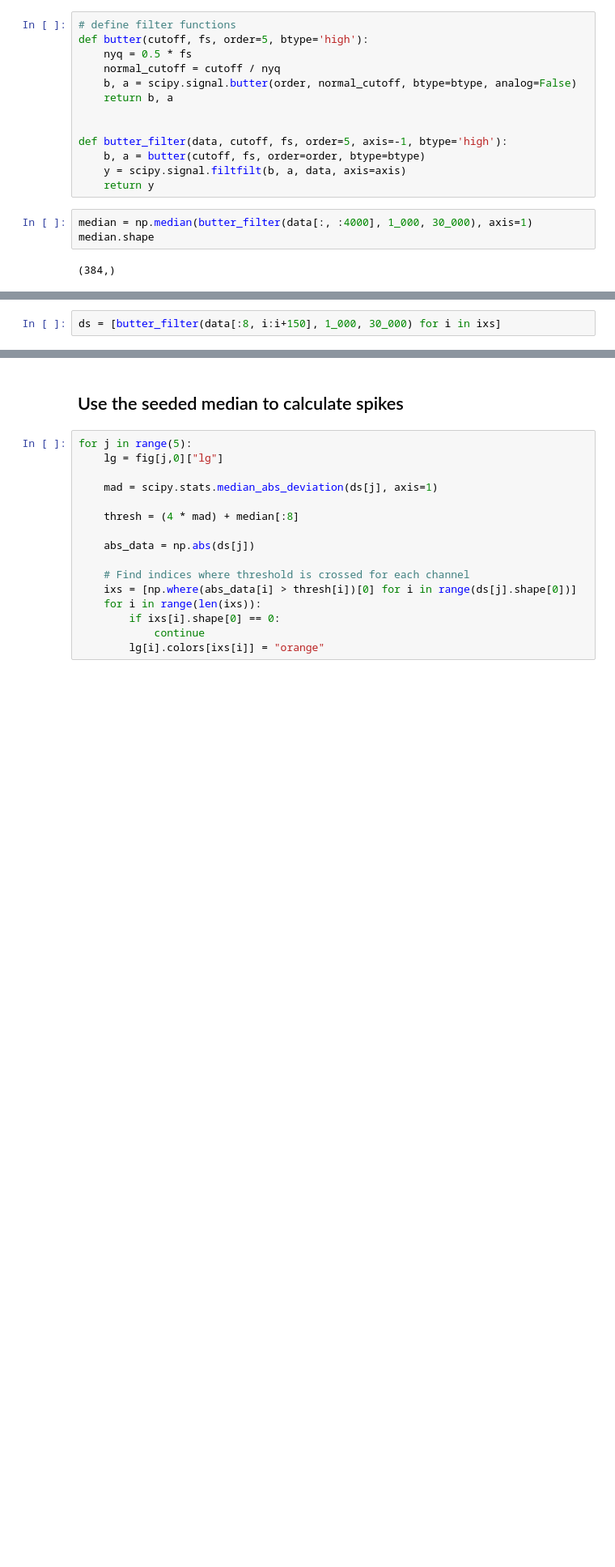
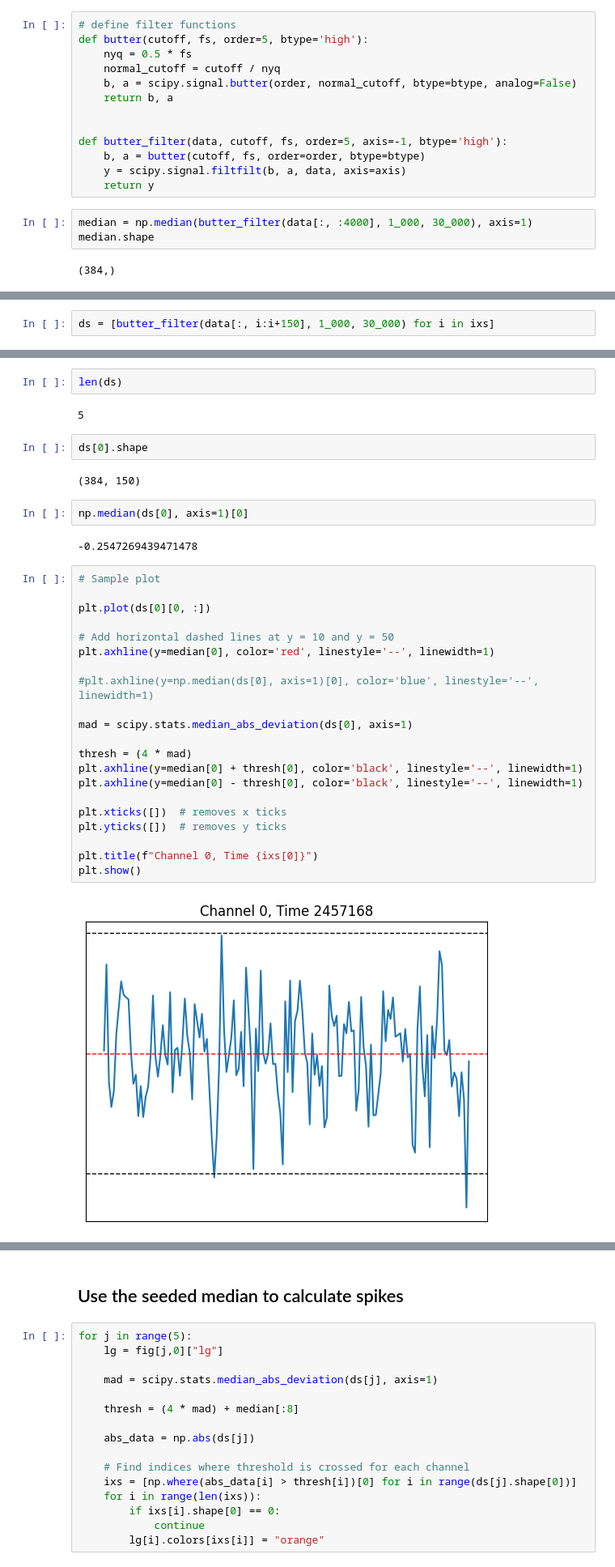
Before and after one commit to hantman-lab/realSpike, a Jupyter notebook: notebooks/seeded-median.ipynb, the cells around one changed output, grey strips where cells are left out. Shown at 81% size. Drawn from its saved outputs; the diff is of its cells as text; blank space fills up the shorter version.

```diff
--- a/notebooks/seeded-median.ipynb
+++ b/notebooks/seeded-median.ipynb
@@ -52,2 +39,2 @@ ixs
 # %%
-ds = [butter_filter(data[:8, i:i+150], 1_000, 30_000) for i in ixs]
+ds = [butter_filter(data[:, i:i+150], 1_000, 30_000) for i in ixs]
@@ -105,0 +41,35 @@ Caused by:
+# %%
+len(ds)
+# %% [output]
+5
+# %%
+ds[0].shape
+# %% [output]
+(384, 150)
+# %%
+np.median(ds[0], axis=1)[0]
+# %% [output]
+-0.2547269439471478
+# %%
+# Sample plot
+
+plt.plot(ds[0][0, :])
+
+# Add horizontal dashed lines at y = 10 and y = 50
+plt.axhline(y=median[0], color='red', linestyle='--', linewidth=1)
+
+#plt.axhline(y=np.median(ds[0], axis=1)[0], color='blue', linestyle='--', linewidth=1)
+
+mad = scipy.stats.median_abs_deviation(ds[0], axis=1)
+
+thresh = (4 * mad)
+plt.axhline(y=median[0] + thresh[0], color='black', linestyle='--', linewidth=1)
+plt.axhline(y=median[0] - thresh[0], color='black', linestyle='--', linewidth=1)
+
+plt.xticks([])  # removes x ticks
+plt.yticks([])  # removes y ticks
+
+plt.title(f"Channel 0, Time {ixs[0]}")
+plt.show()
+# %% [output]
+[figure, added]
```
Also changed, not shown: parts of 13 cells of this notebook, 6 other files.
